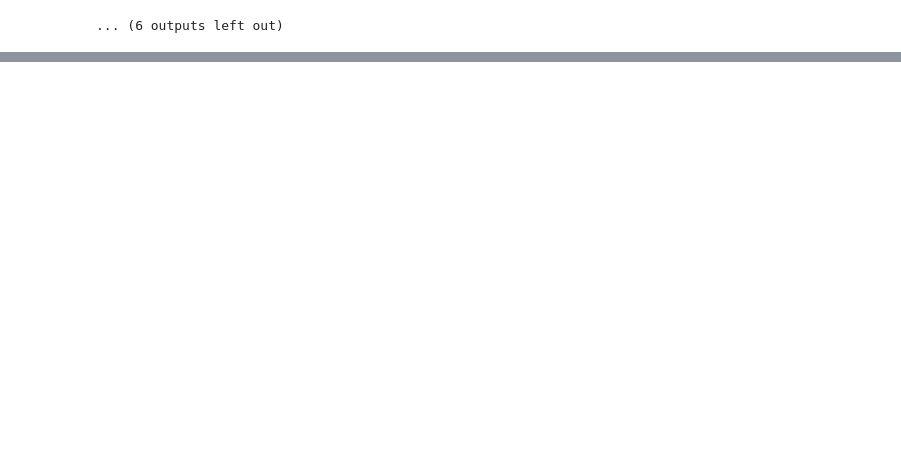
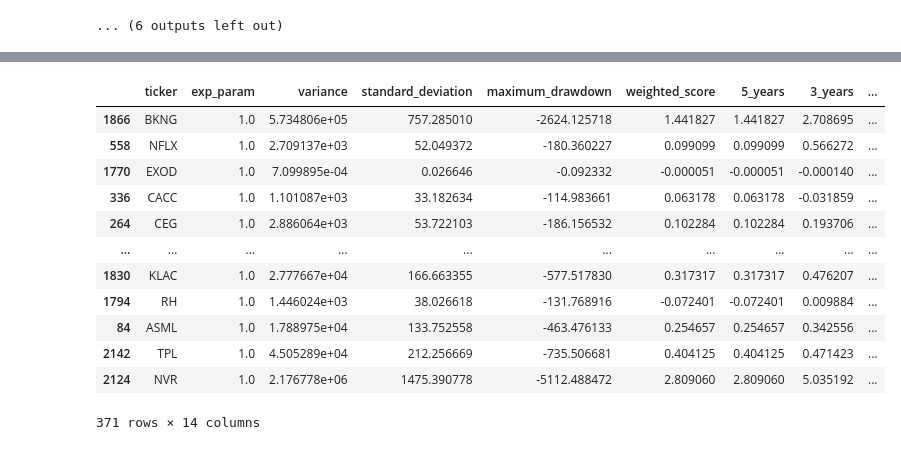
Before and after one commit to Omairss/spectral_nature, a Jupyter notebook: src/rh_perf/src/StateOfPortfolio.ipynb, the cells around one changed output, grey strips where cells are left out. Cells and saved outputs as stored; diff of their text form; code cells hidden in the pictures; blank space fills up the shorter version.

```diff
--- a/src/rh_perf/src/StateOfPortfolio.ipynb
+++ b/src/rh_perf/src/StateOfPortfolio.ipynb
@@ -393,0 +496,18 @@ len(slopes_df)
+# %%
+ranked_momentum_shift_df = rank_by_momentum_shift(slopes_df)
+# %%
+ranked_momentum_shift_df.sort_values(['1_week', 'second_order_accel'], ascending=False)
+# %% [output]
+|  | ticker | exp_param | variance | standard_deviation | maximum_drawdown | weighted_score | 5_years | 3_years | ... |
+| 1866 | BKNG | 1.0 | 5.734806e+05 | 757.285010 | -2624.125718 | 1.441827 | 1.441827 | 2.708695 | ... |
+| 558 | NFLX | 1.0 | 2.709137e+03 | 52.049372 | -180.360227 | 0.099099 | 0.099099 | 0.566272 | ... |
+| 1770 | EXOD | 1.0 | 7.099895e-04 | 0.026646 | -0.092332 | -0.000051 | -0.000051 | -0.000140 | ... |
+| 336 | CACC | 1.0 | 1.101087e+03 | 33.182634 | -114.983661 | 0.063178 | 0.063178 | -0.031859 | ... |
+| 264 | CEG | 1.0 | 2.886064e+03 | 53.722103 | -186.156532 | 0.102284 | 0.102284 | 0.193706 | ... |
+| ... | ... | ... | ... | ... | ... | ... | ... | ... | ... |
+| 1830 | KLAC | 1.0 | 2.777667e+04 | 166.663355 | -577.517830 | 0.317317 | 0.317317 | 0.476207 | ... |
+| 1794 | RH | 1.0 | 1.446024e+03 | 38.026618 | -131.768916 | -0.072401 | -0.072401 | 0.009884 | ... |
+| 84 | ASML | 1.0 | 1.788975e+04 | 133.752558 | -463.476133 | 0.254657 | 0.254657 | 0.342556 | ... |
+| 2142 | TPL | 1.0 | 4.505289e+04 | 212.256669 | -735.506681 | 0.404125 | 0.404125 | 0.471423 | ... |
+| 2124 | NVR | 1.0 | 2.176778e+06 | 1475.390778 | -5112.488472 | 2.809060 | 2.809060 | 5.035192 | ... |
+371 rows × 14 columns
```
Also changed, not shown: parts of 16 cells of this notebook.
